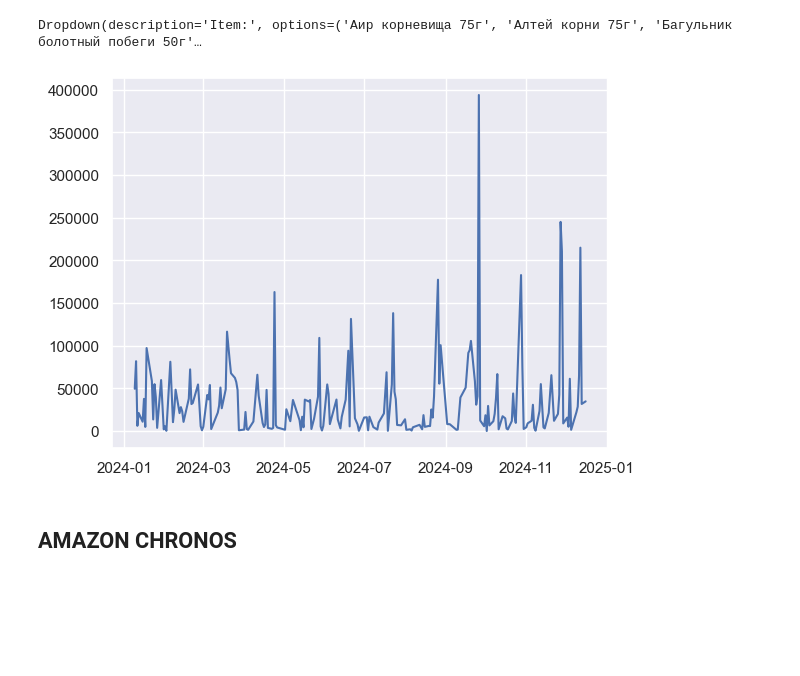
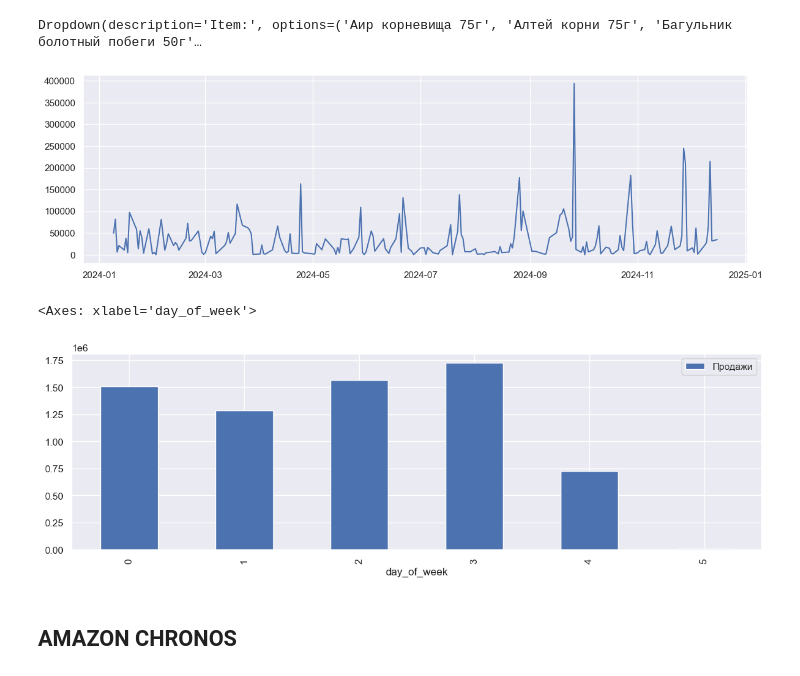
Before and after one commit to andreykoz82/StockAnalysis, a Jupyter notebook: main.ipynb, the cells around one changed output. Drawn from its saved outputs; the diff is of its cells as text; code cells hidden in the pictures; blank space fills up the shorter version.

```diff
--- a/main.ipynb
+++ b/main.ipynb
@@ -93,14 +87,22 @@ FROM public.sales
 WHERE "Номенклатура" = '{selected_item.value}'
 """
 # %%
-sales_by_item = pd.read_sql_query(sales_by_item_sql, engine).set_index("Дата")
-sales_by_item.reset_index(inplace=True)
+sales_by_item = pd.read_sql_query(sales_by_item_sql, engine)
 # %%
-# sales_by_item = sales_by_item.resample('M', on='Дата').sum()
+sales_by_item.set_index('Дата', inplace=True)
+# sales_by_item = sales_by_item.resample('D').sum()
 # %%
-plt.plot(sales_by_item['Дата'], sales_by_item['Продажи']);
+plt.figure(figsize=(14, 4))
+plt.plot(sales_by_item.index, sales_by_item['Продажи']);
 # %% [output]
-[figure, old version]
+[figure, new version]
+# %%
+temp_df = sales_by_item
+temp_df['day_of_week'] = sales_by_item.index.dayofweek
+temp_df.groupby('day_of_week').sum().plot(kind='bar', figsize=(14, 4))
+# %% [output]
+<Axes: xlabel='day_of_week'>
+[figure, added]
 # %% [markdown]
 ## AMAZON CHRONOS
 # %%
```
Also changed, not shown: parts of 33 cells of this notebook, 3 other files.
